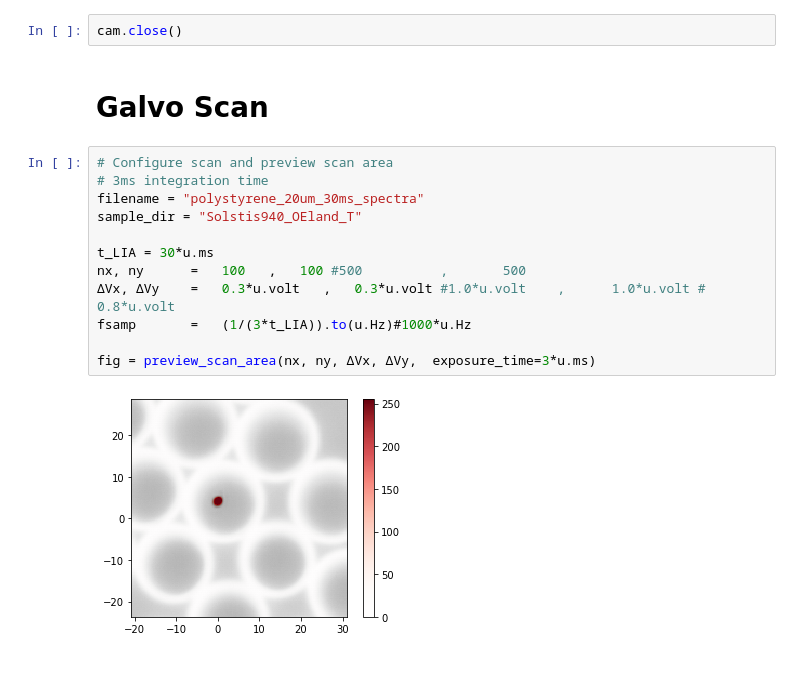
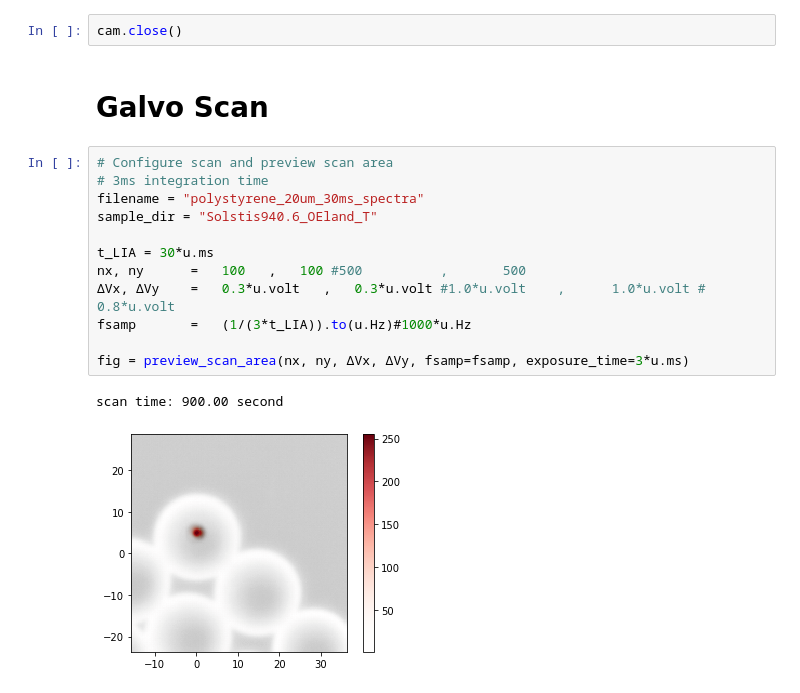
Before and after one commit to eauyehara/experiment_control, a Jupyter notebook: notebooks/srs_microscope.ipynb, the cells around one changed output. Saved outputs shown, nothing was run; the diff lists cells and outputs as text.

```diff
--- a/notebooks/srs_microscope.ipynb
+++ b/notebooks/srs_microscope.ipynb
@@ -92,22 +144,23 @@ micrometer
 importing attr step_size_units...
 # %%
 cam.close()
-# %% [markdown]
-# Galvo Scan
+# %% [markdown]
+# Galvo Scan
 # %%
 # Configure scan and preview scan area
 # 3ms integration time
 filename = "polystyrene_20um_30ms_spectra"
-sample_dir = "Solstis940_OEland_T"
+sample_dir = "Solstis940.6_OEland_T"
 
 t_LIA = 30*u.ms
 nx, ny      =   100   ,   100 #500          ,       500
 ΔVx, ΔVy    =   0.3*u.volt   ,   0.3*u.volt #1.0*u.volt    ,      1.0*u.volt # 0.8*u.volt
 fsamp       =   (1/(3*t_LIA)).to(u.Hz)#1000*u.Hz
 
-fig = preview_scan_area(nx, ny, ΔVx, ΔVy,  exposure_time=3*u.ms)
+fig = preview_scan_area(nx, ny, ΔVx, ΔVy, fsamp=fsamp, exposure_time=3*u.ms)
 # %% [output]
+scan time: 900.00 second
-[figure, old version]
+[figure, new version]
 # %%
 # Take laser spot and widefield image
 wf_img, laser_spot_img = wf_and_laser_spot_images(exposure_time=3*u.ms)
```
Also changed, not shown: parts of 24 cells of this notebook, 2 other files.
